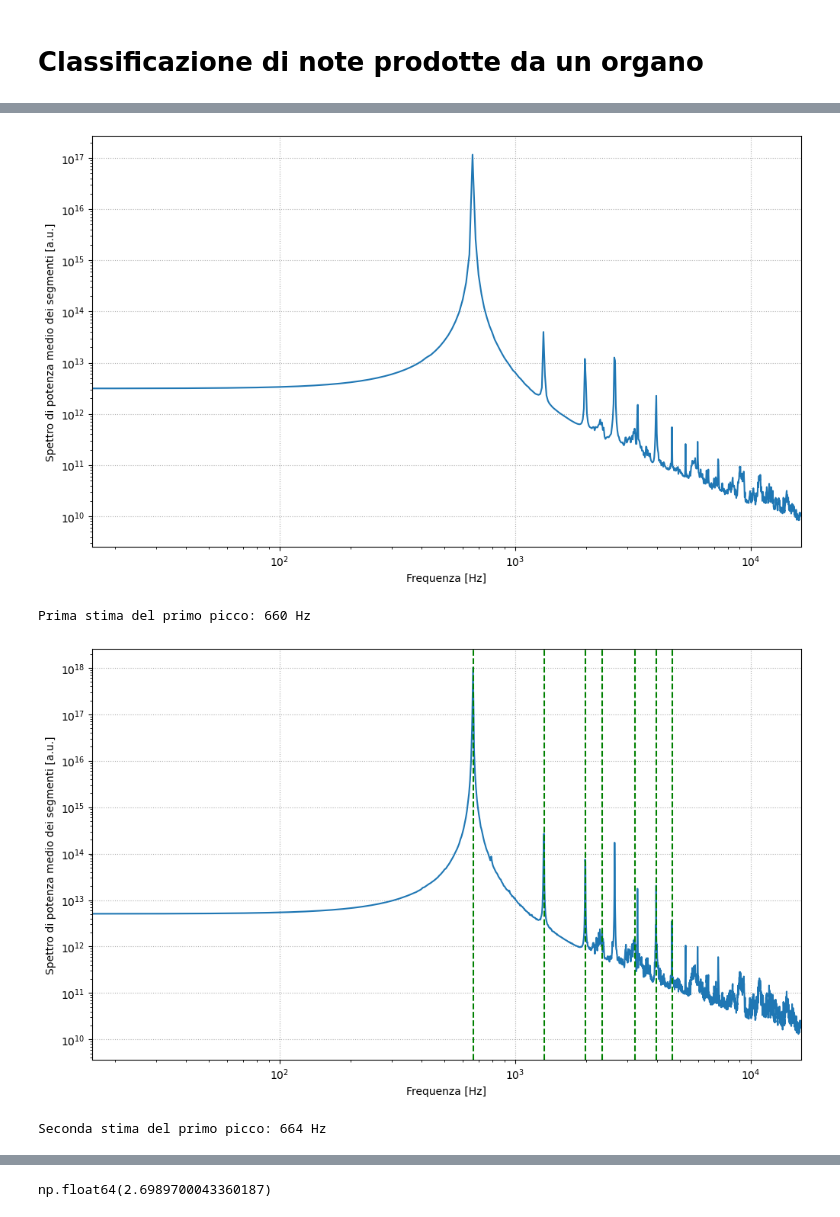
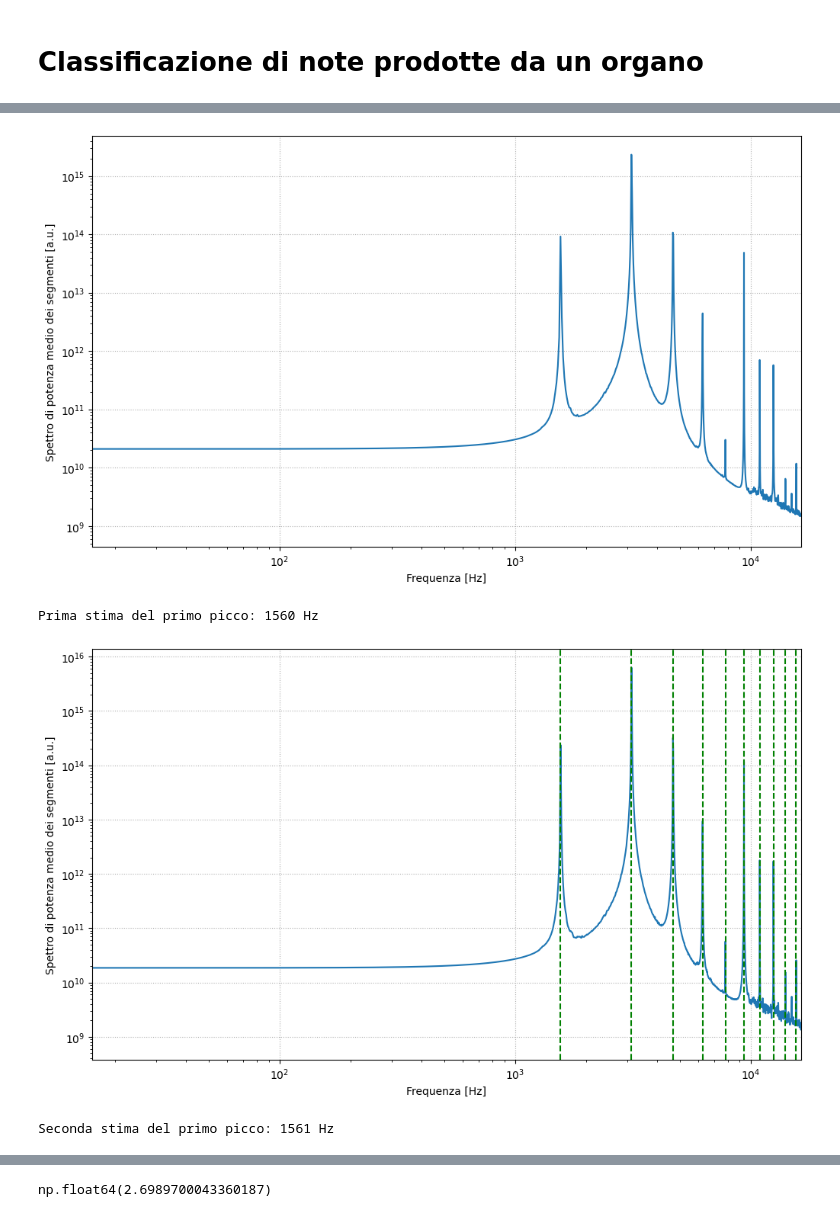
Before and after one commit to maddoc-g/3_organ_clustering, a Jupyter notebook: esperienza_3.ipynb, the cells around one changed output, grey strips where cells are left out. Saved outputs shown, nothing was run; the diff lists cells and outputs as text; code cells hidden in the pictures.

```diff
--- a/esperienza_3.ipynb
+++ b/esperienza_3.ipynb
@@ -104,7 +104,7 @@ from lib.readwav import *
 # Scegliamo arbitrariamente un file da analizzare e cominciamo.
 
 # Innanzitutto lo leggiamo:
-filename = "./wav_files/note_144.wav"
+filename = "./wav_files/note_1.wav"
 rate, note = readwav(filename)
 note = note[:,0] # D'ora in poi presumiamo questo step, che diventa quindi necessario
 time = np.linspace(0, note.shape[0], note.shape[0], endpoint = False) / rate
@@ -237,8 +237,8 @@ previsional_peaks, _ = find_peaks(averaged_spectrum, prominence = prom)
 previsional_frequency = frequencies[previsional_peaks[0]]
 print("\nPrima stima del primo picco: {:.0f} Hz\n".format(previsional_frequency))
 # %% [output]
-[figure, old version]
+[figure, new version]
-Prima stima del primo picco: 660 Hz
+Prima stima del primo picco: 1560 Hz
 # %%
 # plotting paxxo per capire come stimare la segment size
 
@@ -263,7 +263,7 @@ Prima stima del primo picco: 660 Hz
 # per frequenze basse ci serve risoluzione alta, per frequenze alte invece aumentare la risoluzione introduce rumore.
 
 A = -0.03 # dal fit rudimentale della cella sopra
-B = 0.35
+B = 0.30 # occhio a questo valore
 segment_size = int(rate * (A * np.log(previsional_frequency) + B) ) # line importante!
 hop_size = segment_size // 4
 number_of_segments = (len(note) - segment_size) // hop_size + 1
@@ -286,41 +286,40 @@ frequencies = scipy.fft.rfftfreq(segment.shape[0], d=1/rate)
 
 
 prom = 10**(np.floor(np.log10(averaged_spectrum[0]))) # senza il +1 (provare +0.5 o senza floor ??)
-
 corrected_peaks, _ = find_peaks(averaged_spectrum, prominence = prom)
-if len(corrected_peaks) < 5:
-    prom = 10**(np.floor(np.log10(averaged_spectrum[0]))-1)
+if len(corrected_peaks) < 6:
+    prom = 10**(np.floor(np.log10(averaged_spectrum[0]))-1) # abbassiamo molto la prominence
     corrected_peaks, _ = find_peaks(averaged_spectrum, prominence = prom)
-frequencies_of_peaks = frequencies[corrected_peaks]
+#frequencies_of_peaks = frequencies[corrected_peaks]
 
 
 ###################### Forse l'idea della tolerance non è male dopotutto, dobbiamo pensare ad una
 # implementazione più intelligente, nella scelta della tolerance e nella selezione del più alto tra due picchi vicini #################
 
 
-tolerance = previsional_frequency / 2
-frequencies_of_peaks = []
+tolerance = previsional_frequency / 2 # parte di codice per non prendere picchi che siano più vicini di mezza fondamentale previsionale
+frequencies_of_peaks = [] # di fatto stiamo presumendo che se c'è una missing fundamental sia una sola
 for peak in corrected_peaks:
     aux = frequencies[peak]
     if all(abs(aux - f) > tolerance for f in frequencies_of_peaks):
         frequencies_of_peaks.append(aux)
 
 plt.figure(figsize=(12,7))
 plt.plot(frequencies, averaged_spectrum)
 for i in frequencies_of_peaks:
     plt.axvline(i, color="g", linestyle="--")
 plt.yscale("log", base=10)
 plt.xscale("log", base=10)
 plt.xlim(2**4, 2**14)
 plt.ylabel("Spettro di potenza medio dei segmenti [a.u.]")
 plt.xlabel("Frequenza [Hz]")
 plt.grid(linestyle = ":")
 plt.show()
 
 print("\nSeconda stima del primo picco: {:.0f} Hz\n".format(frequencies_of_peaks[0]))
 # %% [output]
-[figure, old version]
+[figure, new version]
-Seconda stima del primo picco: 664 Hz
+Seconda stima del primo picco: 1561 Hz
 # %%
 # Contiamo le istanze di multipli di armoniche fondamentali, nel senso che calcoliamo le distanze tra un picco e l'altro
 # e queste sono in teoria multipli interi dell'armonica fondamentale. Trovado il MCD di queste distance, dovremmo trovare
```
Also changed, not shown: parts of 6 cells of this notebook.
